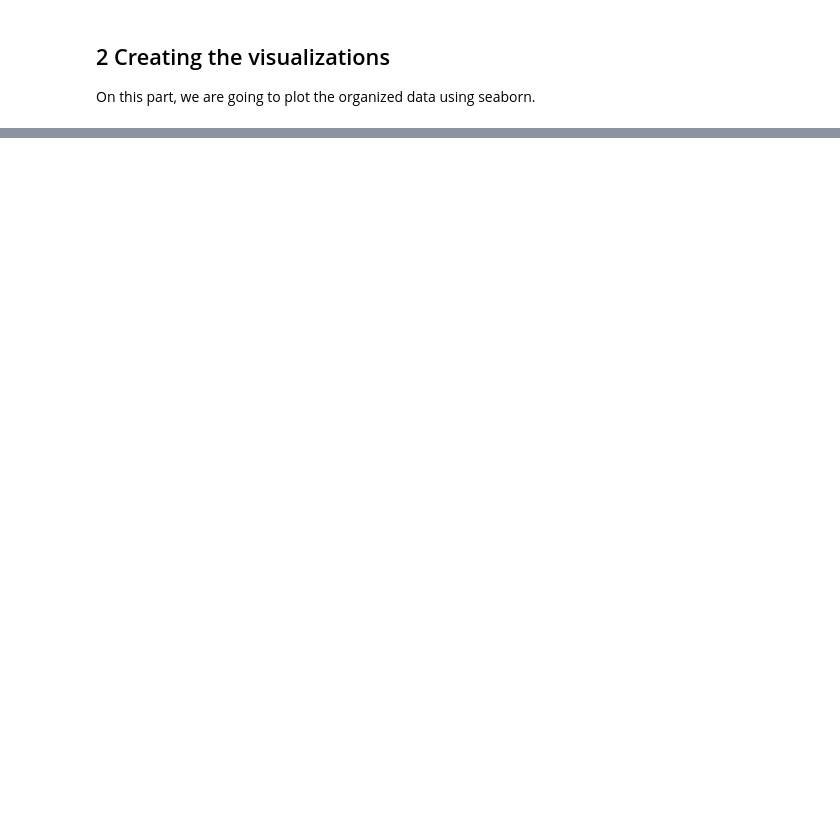
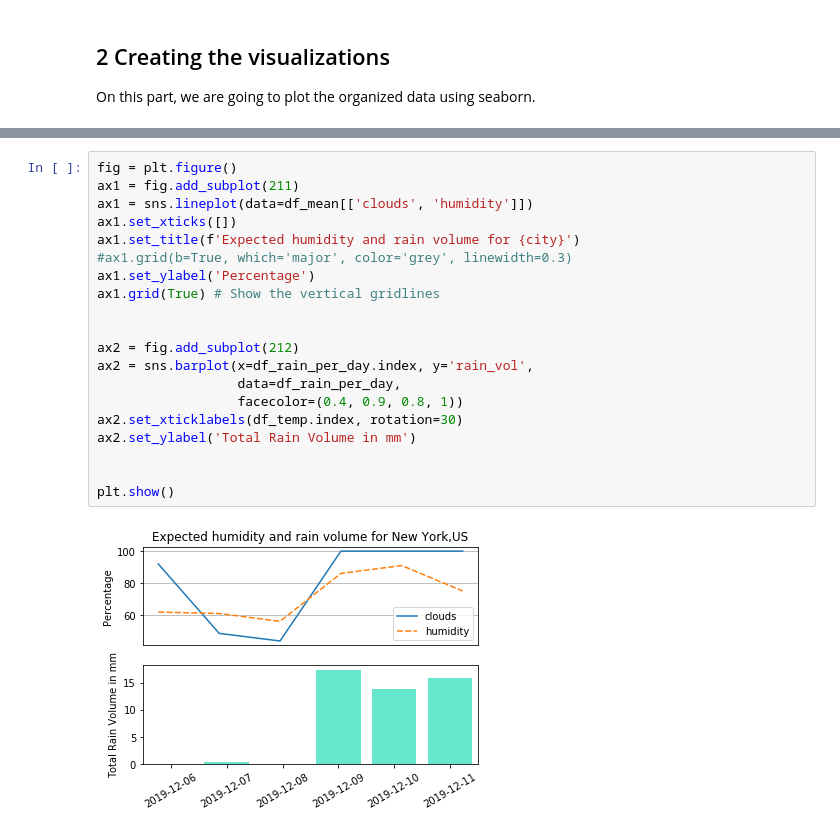
Before and after one commit to GabrielSGoncalves/papermill_medium, a Jupyter notebook: weather_forecast_using_pyowm.ipynb, the cells around one changed output, grey strips where cells are left out. Cells and saved outputs as stored; diff of their text form; blank space fills up the shorter version.

```diff
--- a/weather_forecast_using_pyowm.ipynb
+++ b/weather_forecast_using_pyowm.ipynb
@@ -233,0 +217,22 @@ df.resample('D', on='datetime').mean()
+# %%
+fig = plt.figure()
+ax1 = fig.add_subplot(211)
+ax1 = sns.lineplot(data=df_mean[['clouds', 'humidity']])
+ax1.set_xticks([])
+ax1.set_title(f'Expected humidity and rain volume for {city}')
+#ax1.grid(b=True, which='major', color='grey', linewidth=0.3)
+ax1.set_ylabel('Percentage')
+ax1.grid(True) # Show the vertical gridlines
+
+
+ax2 = fig.add_subplot(212)
+ax2 = sns.barplot(x=df_rain_per_day.index, y='rain_vol',
+                  data=df_rain_per_day,
+                  facecolor=(0.4, 0.9, 0.8, 1))
+ax2.set_xticklabels(df_temp.index, rotation=30)
+ax2.set_ylabel('Total Rain Volume in mm')
+
+
+plt.show()
+# %% [output]
+[figure, added]
```
Also changed, not shown: parts of 22 cells of this notebook.
